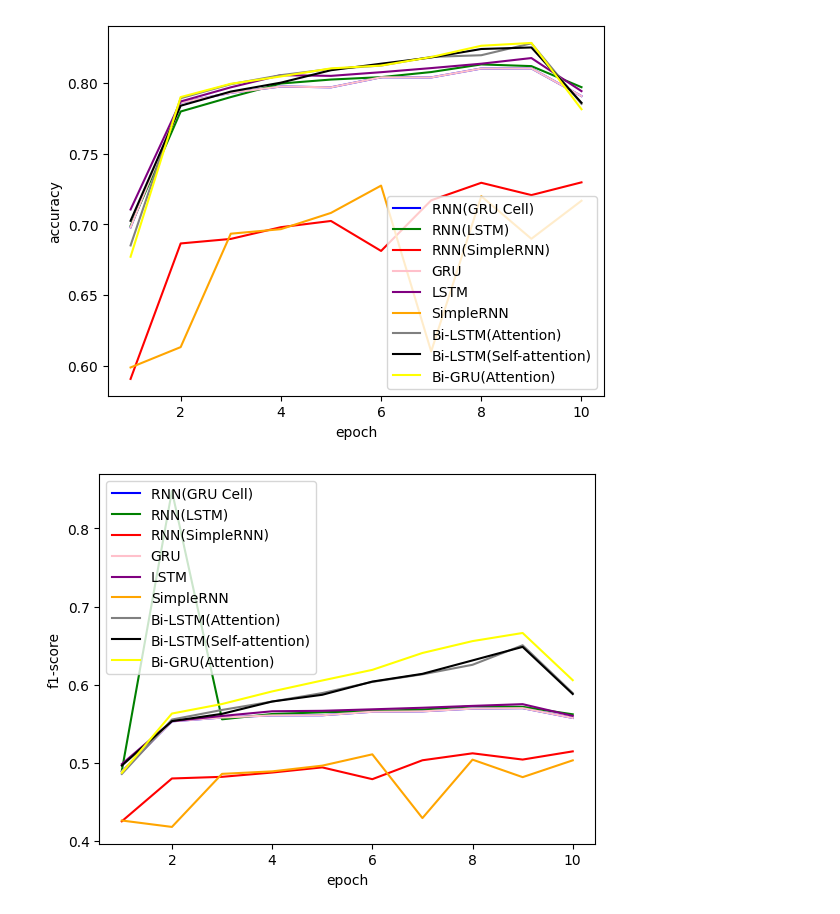
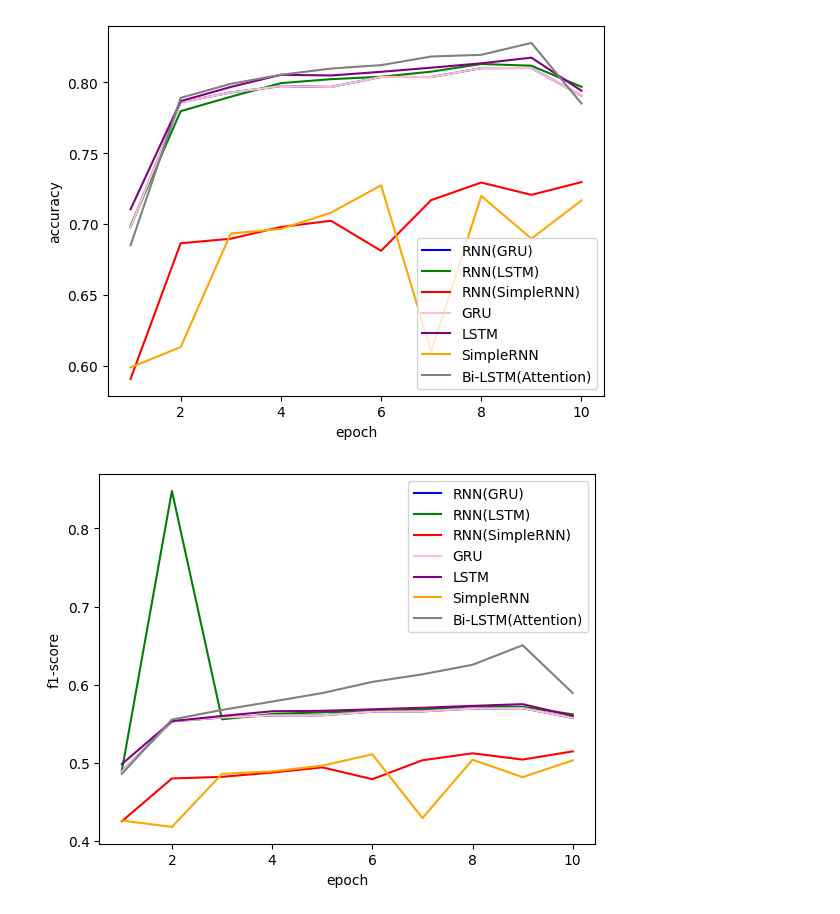
Before and after one commit to Mech-Who/SentimentAnalysis, a Jupyter notebook: draw_img.ipynb, the cells around one changed output. Cells and saved outputs as stored; diff of their text form; code cells hidden in the pictures.

```diff
--- a/draw_img.ipynb
+++ b/draw_img.ipynb
@@ -16,15 +16,15 @@ bi_lstm_self_attention = [0.7024, 0.7838, 0.7938, 0.8001, 0.8089, 0.8135, 0.8179
 bi_gru_attention = [0.677, 0.7899, 0.7993, 0.8045, 0.8102, 0.8122, 0.8182, 0.8262, 0.8282, 0.7813, 0.7841]
 
 # 绘制 6 条折线图
-plt.plot(x, rnn_gru[:len(x)], label='RNN(GRU Cell)', color='blue')
+plt.plot(x, rnn_gru[:len(x)], label='RNN(GRU)', color='blue')
 plt.plot(x, rnn_lstm[:len(x)], label='RNN(LSTM)', color='green')
 plt.plot(x, rnn_simgle[:len(x)], label='RNN(SimpleRNN)', color='red')
 plt.plot(x, gru[:len(x)], label='GRU', color='pink')
 plt.plot(x, lstm[:len(x)], label='LSTM', color='purple')
 plt.plot(x, simple_rnn[:len(x)], label='SimpleRNN', color='orange')
 plt.plot(x, bi_lstm_attention[:len(x)], label='Bi-LSTM(Attention)', color='gray')
-plt.plot(x, bi_lstm_self_attention[:len(x)], label='Bi-LSTM(Self-attention)', color='black')
-plt.plot(x, bi_gru_attention[:len(x)], label='Bi-GRU(Attention)', color='yellow')
+# plt.plot(x, bi_lstm_self_attention[:len(x)], label='Bi-LSTM(Self-attention)', color='black')
+# plt.plot(x, bi_gru_attention[:len(x)], label='Bi-GRU(Attention)', color='yellow')
 
 # 添加图例
 plt.legend()
@@ -34,44 +34,44 @@ plt.ylabel("accuracy")
 # 显示图表
 plt.show()
 # %% [output]
-[figure, old version]
+[figure, new version]
 # %%
 import matplotlib.pyplot as plt
 
 # 准备数据点
 x = range(1, 11)
 
 # f1-score
 rnn_gru = [0.4888 ,0.5531, 0.558, 0.5607, 0.5609, 0.5654, 0.5659, 0.5694, 0.57, 0.5575]
 rnn_lstm = [0.4899, 0.848, 0.5557, 0.5625, 0.5647, 0.5663, 0.5682, 0.5724, 0.5717, 0.5621]
 rnn_simgle = [0.4252, 0.48, 0.4821, 0.4876, 0.4942, 0.4791 ,0.5033, 0.5122 ,0.5042, 0.5147]
 gru = [0.4888, 0.5531, 0.558, 0.5607, 0.5609, 0.5654, 0.5659, 0.5694, 0.57, 0.5575]
 lstm = [0.4984, 0.5534, 0.56, 0.566, 0.5666, 0.5685, 0.5705, 0.5729, 0.5751, 0.5601]
 simple_rnn = [0.4262, 0.418, 0.4859, 0.4891, 0.4964, 0.5109, 0.4293, 0.5041, 0.4817, 0.5032]
 bi_lstm_attention = [0.4858, 0.5554, 0.5677, 0.5784, 0.5893, 0.6036, 0.6133, 0.6255, 0.6505, 0.5893]
 bi_lstm_self_attention = [0.4965, 0.5534, 0.5627, 0.5785, 0.5871, 0.604, 0.6139, 0.6311, 0.6484, 0.5881, 0.5891]
 bi_gru_attention = [0.4872, 0.5631, 0.5753, 0.5914, 0.6054, 0.619, 0.6406, 0.6558, 0.6662, 0.6058, 0.6051]
 
 # 绘制 6 条折线图
-plt.plot(x, rnn_gru[:len(x)], label='RNN(GRU Cell)', color='blue')  # 线条为虚线，颜色为蓝色
+plt.plot(x, rnn_gru[:len(x)], label='RNN(GRU)', color='blue')  # 线条为虚线，颜色为蓝色
 plt.plot(x, rnn_lstm[:len(x)], label='RNN(LSTM)', color='green')  # 线条为点划线，颜色为绿色
 plt.plot(x, rnn_simgle[:len(x)], label='RNN(SimpleRNN)', color='red')  # 线条为点线，颜色为红色
 plt.plot(x, gru[:len(x)], label='GRU', color='pink')  # 线条为点线，颜色为红色
 plt.plot(x, lstm[:len(x)], label='LSTM', color='purple')  # 线条为点线，颜色为红色
 plt.plot(x, simple_rnn[:len(x)], label='SimpleRNN', color='orange')  # 线条为点线，颜色为红色
 plt.plot(x, bi_lstm_attention[:len(x)], label='Bi-LSTM(Attention)', color='gray')
-plt.plot(x, bi_lstm_self_attention[:len(x)], label='Bi-LSTM(Self-attention)', color='black')
-plt.plot(x, bi_gru_attention[:len(x)], label='Bi-GRU(Attention)', color='yellow')
+# plt.plot(x, bi_lstm_self_attention[:len(x)], label='Bi-LSTM(Self-attention)', color='black')
+# plt.plot(x, bi_gru_attention[:len(x)], label='Bi-GRU(Attention)', color='yellow')
 
 # 添加图例
 plt.legend()
 plt.xlabel("epoch")
 plt.ylabel("f1-score")
 
 # 显示图表
 plt.show()
 # %% [output]
-[figure, old version]
+[figure, new version]
 # %%
 import matplotlib.pyplot as plt
 
```
Also changed, not shown: parts of 2 cells of this notebook.
